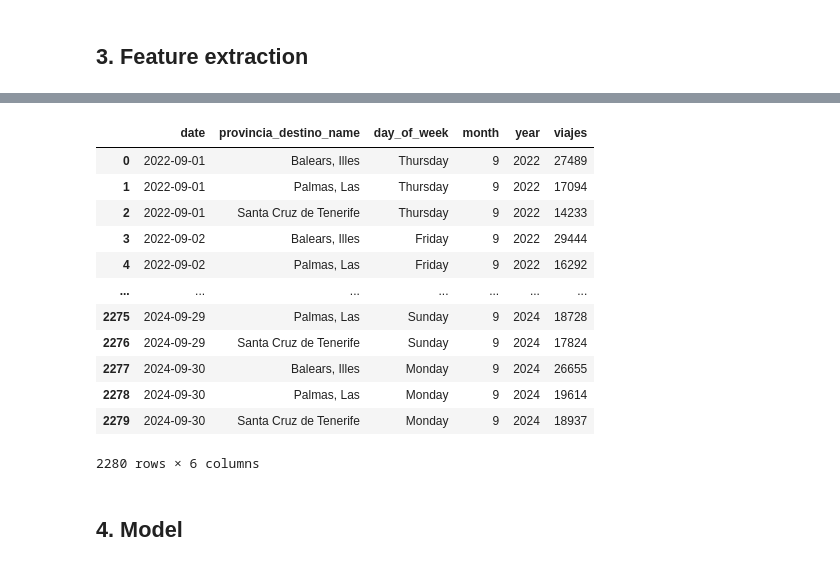
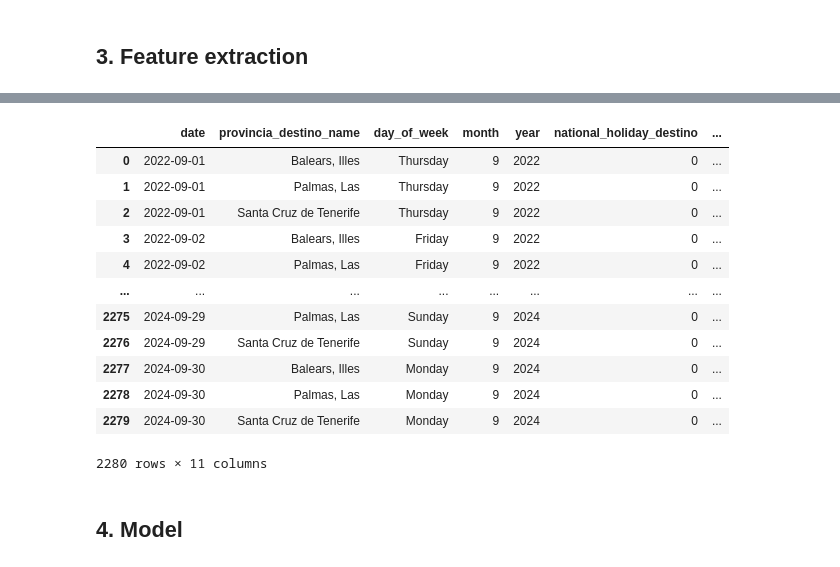
Before and after one commit to pdpau/DataNomads, a Jupyter notebook: code/model_selection.ipynb, the cells around one changed output, grey strips where cells are left out. Drawn from its saved outputs; the diff is of its cells as text; code cells hidden in the pictures.

```diff
--- a/code/model_selection.ipynb
+++ b/code/model_selection.ipynb
@@ -27,6 +27,14 @@ df_2023 = original_data_2023.copy()
 df_2024 = original_data_2024.copy()
 
 df = pd.concat([df_2022, df_2023, df_2024])
+
+# Holidays dataset
+path_festivos_2022 = "../data/bank_holidays_22.csv"
+path_festivos_2023_24 = "../data/bank_holidays_2324.csv"
+
+festivos_2022 = pd.read_csv(path_festivos_2022, sep=";", encoding='ISO-8859-1')
+festivos_2023_24 = pd.read_csv(path_festivos_2023_24, sep=";", encoding='ISO-8859-1')
+festivos = pd.concat([festivos_2022, festivos_2023_24])
 # %%
 """ df_2022.info()
 df_2022.head() """
@@ -47,0 +49,19 @@ All this process is known as **Data Wrangling**. In particular, the whole data w
+# %%
+# Juntar los datasets de movilidad con los de festivos
+# 1. Hacer el merge inicial
+merged_df = pd.merge(df, festivos, left_on=['day', 'provincia_destino_name'], right_on=['holiday_date', 'desc_provincia'], how='left')
+
+# 2. Crear columnas dummy y renombrarlas
+merged_df = pd.get_dummies(merged_df, columns=['holiday_type'])
+merged_df = merged_df.rename(columns={
+    'holiday_type_Nacional': 'national_holiday_destino',
+    'holiday_type_Autonómico': 'regional_holiday_destino'
+})
+
+# 3. Convertir a int manteniendo todas las columnas
+merged_df['national_holiday_destino'] = merged_df['national_holiday_destino'].fillna(0).astype(int)
+merged_df['regional_holiday_destino'] = merged_df['regional_holiday_destino'].fillna(0).astype(int)
+
+# 4. Ver resultados con festivos
+merged_df_holidays = merged_df[merged_df['holiday_date'].notnull()]
+#merged_df_holidays
@@ -48,6 +110,15 @@ All this process is known as **Data Wrangling**. In particular, the whole data w
+# %%
+# DATA CLEANING
+cleaned_df = merged_df.copy()
+# Eliminar columnas que no se van a usar
+cleaned_df = cleaned_df.drop(columns=[
+    'provincia_origen', 'provincia_destino', 'cod_provincia', 'desc_provincia', 'ine_auto_name', 'holiday_date', 'holiday_desc'
+])
+#cleaned_df
 # %%
 # DATA FILTERING
+df = cleaned_df.copy()
 # Keep only the rows with destination province = ['Balears, Illes', 'Palmas, Las', 'Santa Cruz de Tenerife']
 insular_provinces = ['Balears, Illes', 'Palmas, Las', 'Santa Cruz de Tenerife']
 df = df[df['provincia_destino_name'].isin(insular_provinces)]
-df
+#df
@@ -95,18 +138,21 @@ features_df
 # %%
 # Sum all the trips to the same destination province
-total_llegadas_islas = features_df.groupby(['date', 'provincia_destino_name', 'day_of_week', 'month', 'year'])['viajes'].sum().reset_index()
+total_llegadas_islas = features_df.groupby([
+    'date', 'provincia_destino_name', 'day_of_week', 'month', 'year',
+    'national_holiday_destino', 'regional_holiday_destino', 'es_verano', 'es_navidad', 'es_semana_santa'
+])['viajes'].sum().reset_index()
 total_llegadas_islas
 # %% [output]
-|  | date | provincia_destino_name | day_of_week | month | year | viajes |
-| 0 | 2022-09-01 | Balears, Illes | Thursday | 9 | 2022 | 27489 |
-| 1 | 2022-09-01 | Palmas, Las | Thursday | 9 | 2022 | 17094 |
-| 2 | 2022-09-01 | Santa Cruz de Tenerife | Thursday | 9 | 2022 | 14233 |
-| 3 | 2022-09-02 | Balears, Illes | Friday | 9 | 2022 | 29444 |
-| 4 | 2022-09-02 | Palmas, Las | Friday | 9 | 2022 | 16292 |
-| ... | ... | ... | ... | ... | ... | ... |
-| 2275 | 2024-09-29 | Palmas, Las | Sunday | 9 | 2024 | 18728 |
-| 2276 | 2024-09-29 | Santa Cruz de Tenerife | Sunday | 9 | 2024 | 17824 |
-| 2277 | 2024-09-30 | Balears, Illes | Monday | 9 | 2024 | 26655 |
-| 2278 | 2024-09-30 | Palmas, Las | Monday | 9 | 2024 | 19614 |
-| 2279 | 2024-09-30 | Santa Cruz de Tenerife | Monday | 9 | 2024 | 18937 |
+|  | date | provincia_destino_name | day_of_week | month | year | national_holiday_destino | ... |
+| 0 | 2022-09-01 | Balears, Illes | Thursday | 9 | 2022 | 0 | ... |
+| 1 | 2022-09-01 | Palmas, Las | Thursday | 9 | 2022 | 0 | ... |
+| 2 | 2022-09-01 | Santa Cruz de Tenerife | Thursday | 9 | 2022 | 0 | ... |
+| 3 | 2022-09-02 | Balears, Illes | Friday | 9 | 2022 | 0 | ... |
+| 4 | 2022-09-02 | Palmas, Las | Friday | 9 | 2022 | 0 | ... |
+| ... | ... | ... | ... | ... | ... | ... | ... |
+| 2275 | 2024-09-29 | Palmas, Las | Sunday | 9 | 2024 | 0 | ... |
+| 2276 | 2024-09-29 | Santa Cruz de Tenerife | Sunday | 9 | 2024 | 0 | ... |
+| 2277 | 2024-09-30 | Balears, Illes | Monday | 9 | 2024 | 0 | ... |
+| 2278 | 2024-09-30 | Palmas, Las | Monday | 9 | 2024 | 0 | ... |
+| 2279 | 2024-09-30 | Santa Cruz de Tenerife | Monday | 9 | 2024 | 0 | ... |
-2280 rows × 6 columns
+2280 rows × 11 columns
```
Also changed, not shown: parts of 13 cells of this notebook, 1 other file.
